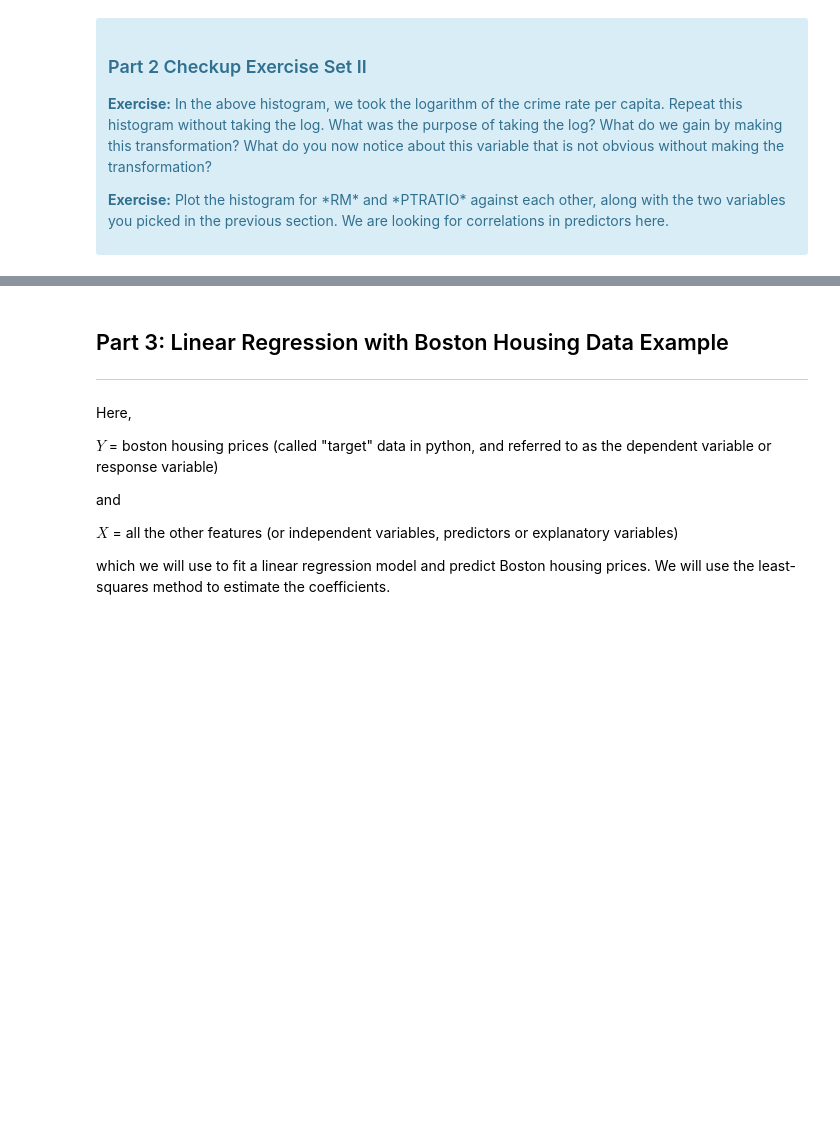
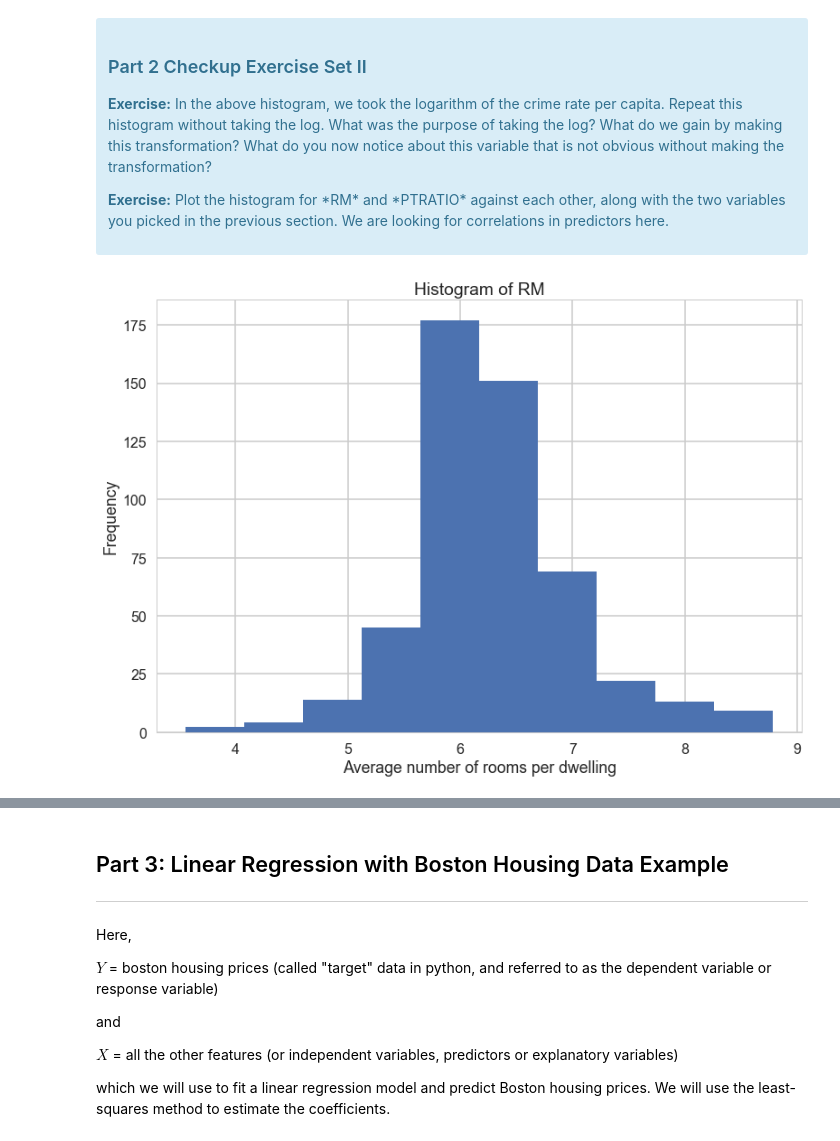
Before and after one commit to keangcheang/Springboard_exercise, a Jupyter notebook: ML_project/linear_regression/KeangCheang_Linear_Regression.ipynb, the cells around one changed output, grey strips where cells are left out. Saved outputs shown, nothing was run; the diff lists cells and outputs as text; code cells hidden in the pictures; blank space fills up the shorter version.

```diff
--- a/ML_project/linear_regression/KeangCheang_Linear_Regression.ipynb
+++ b/ML_project/linear_regression/KeangCheang_Linear_Regression.ipynb
@@ -254,0 +340,9 @@ plt.show()
+# %%
+#your turn
+plt.hist(bos.RM)
+plt.title("Histogram of RM")
+plt.xlabel("Average number of rooms per dwelling")
+plt.ylabel("Frequency")
+plt.show()
+# %% [output]
+[figure, added]
```
Also changed, not shown: parts of 48 cells of this notebook.
